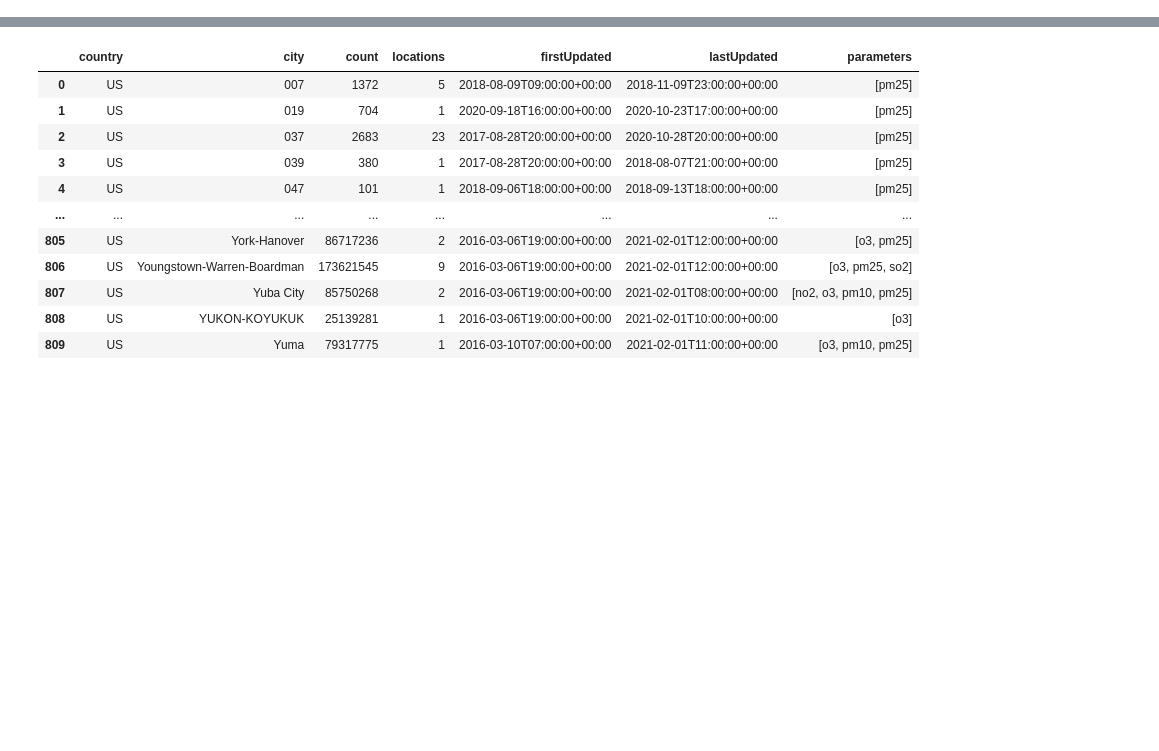
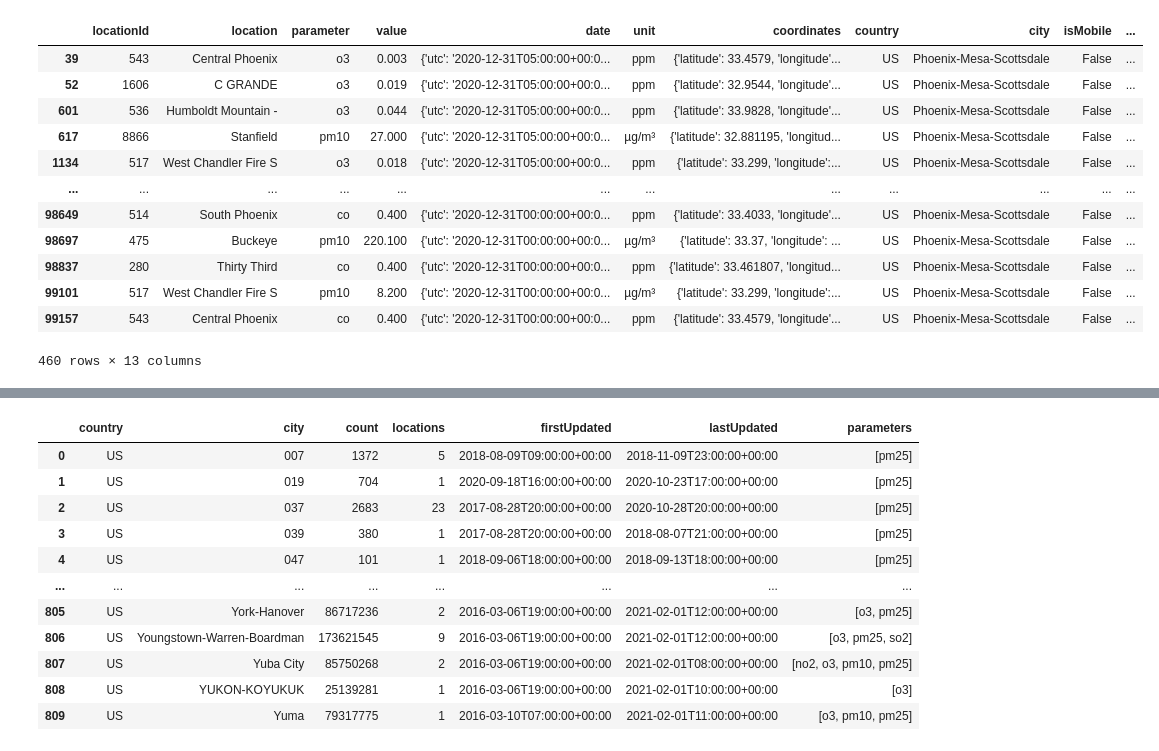
Before and after one commit to khartmann5/Project_01, a Jupyter notebook: api-capture.ipynb, the cells around one changed output, grey strips where cells are left out. Drawn from its saved outputs; the diff is of its cells as text; code cells hidden in the pictures; blank space fills up the shorter version.

```diff
--- a/api-capture.ipynb
+++ b/api-capture.ipynb
@@ -10,0 +53,17 @@ from matplotlib import pyplot as plt
+# %%
+AZ_df = measurements_df.loc[(measurements_df["country"] == "US") & (measurements_df["city"] == "Phoenix-Mesa-Scottsdale")]
+AZ_df
+# %% [output]
+|  | locationId | location | parameter | value | date | unit | coordinates | country | city | isMobile | ... |
+| 39 | 543 | Central Phoenix | o3 | 0.003 | {'utc': '2020-12-31T05:00:00+00:0... | ppm | {'latitude': 33.4579, 'longitude'... | US | Phoenix-Mesa-Scottsdale | False | ... |
+| 52 | 1606 | C GRANDE | o3 | 0.019 | {'utc': '2020-12-31T05:00:00+00:0... | ppm | {'latitude': 32.9544, 'longitude'... | US | Phoenix-Mesa-Scottsdale | False | ... |
+| 601 | 536 | Humboldt Mountain - | o3 | 0.044 | {'utc': '2020-12-31T05:00:00+00:0... | ppm | {'latitude': 33.9828, 'longitude'... | US | Phoenix-Mesa-Scottsdale | False | ... |
+| 617 | 8866 | Stanfield | pm10 | 27.000 | {'utc': '2020-12-31T05:00:00+00:0... | µg/m³ | {'latitude': 32.881195, 'longitud... | US | Phoenix-Mesa-Scottsdale | False | ... |
+| 1134 | 517 | West Chandler Fire S | o3 | 0.018 | {'utc': '2020-12-31T05:00:00+00:0... | ppm | {'latitude': 33.299, 'longitude':... | US | Phoenix-Mesa-Scottsdale | False | ... |
+| ... | ... | ... | ... | ... | ... | ... | ... | ... | ... | ... | ... |
+| 98649 | 514 | South Phoenix | co | 0.400 | {'utc': '2020-12-31T00:00:00+00:0... | ppm | {'latitude': 33.4033, 'longitude'... | US | Phoenix-Mesa-Scottsdale | False | ... |
+| 98697 | 475 | Buckeye | pm10 | 220.100 | {'utc': '2020-12-31T00:00:00+00:0... | µg/m³ | {'latitude': 33.37, 'longitude': ... | US | Phoenix-Mesa-Scottsdale | False | ... |
+| 98837 | 280 | Thirty Third | co | 0.400 | {'utc': '2020-12-31T00:00:00+00:0... | ppm | {'latitude': 33.461807, 'longitud... | US | Phoenix-Mesa-Scottsdale | False | ... |
+| 99101 | 517 | West Chandler Fire S | pm10 | 8.200 | {'utc': '2020-12-31T00:00:00+00:0... | µg/m³ | {'latitude': 33.299, 'longitude':... | US | Phoenix-Mesa-Scottsdale | False | ... |
+| 99157 | 543 | Central Phoenix | co | 0.400 | {'utc': '2020-12-31T00:00:00+00:0... | ppm | {'latitude': 33.4579, 'longitude'... | US | Phoenix-Mesa-Scottsdale | False | ... |
+460 rows × 13 columns
```
Also changed, not shown: parts of 5 cells of this notebook.
